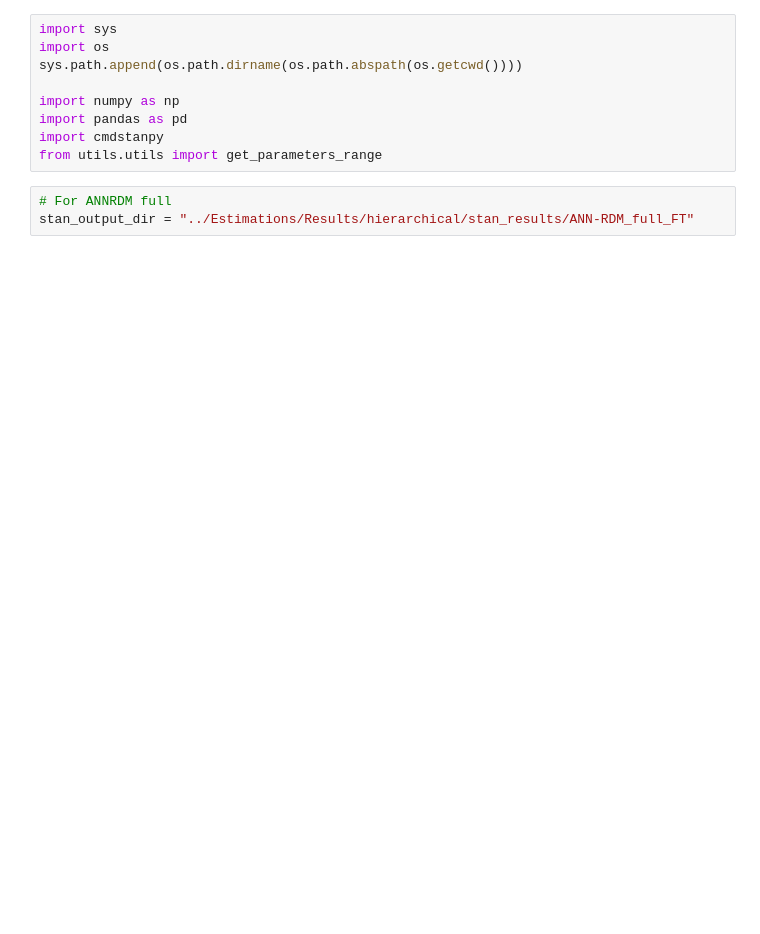
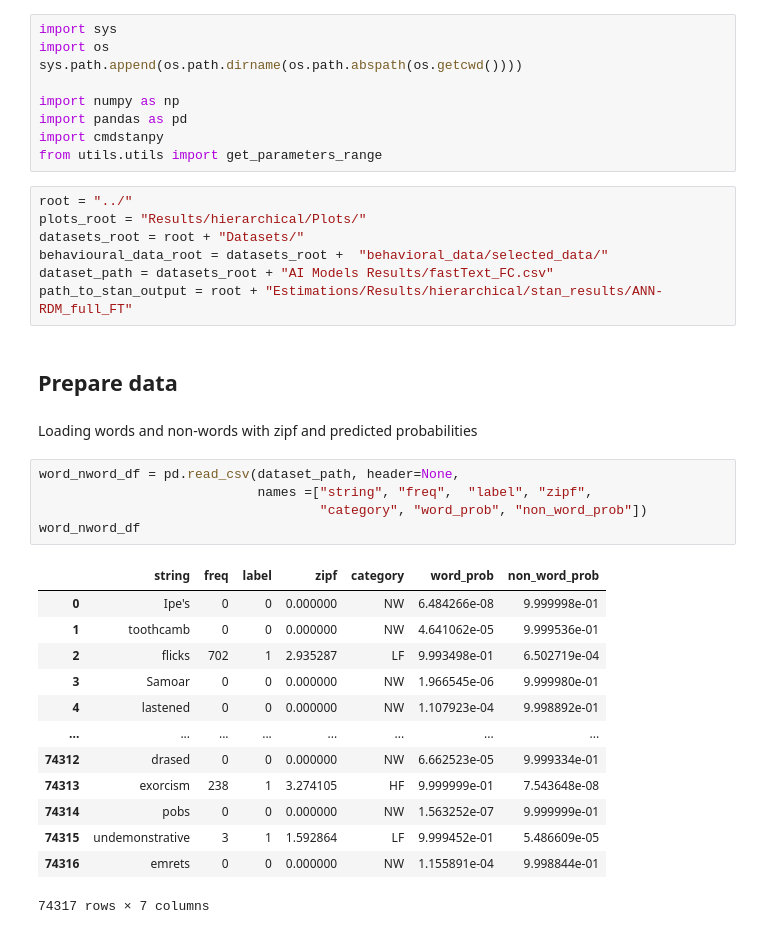
Before and after one commit to ArashDadras/ANN-EAM, a Jupyter notebook: Parameter Recovery/Parameter range.ipynb, the cells around one changed output. Drawn from its saved outputs; the diff is of its cells as text; blank space fills up the shorter version.

```diff
--- a/Parameter Recovery/Parameter range.ipynb
+++ b/Parameter Recovery/Parameter range.ipynb
@@ -7,6 +7,33 @@ import numpy as np
 import pandas as pd
 import cmdstanpy
 from utils.utils import get_parameters_range
-# %%
-# For ANNRDM full
-stan_output_dir = "../Estimations/Results/hierarchical/stan_results/ANN-RDM_full_FT"
+# %%
+root = "../"
+plots_root = "Results/hierarchical/Plots/"
+datasets_root = root + "Datasets/"
+behavioural_data_root = datasets_root +  "behavioral_data/selected_data/"
+dataset_path = datasets_root + "AI Models Results/fastText_FC.csv"
+path_to_stan_output = root + "Estimations/Results/hierarchical/stan_results/ANN-RDM_full_FT"
+# %% [markdown]
+## Prepare data
+# %% [markdown]
+Loading words and non-words with zipf and predicted probabilities
+# %%
+word_nword_df = pd.read_csv(dataset_path, header=None,
+                            names =["string", "freq",  "label", "zipf",
+                                    "category", "word_prob", "non_word_prob"])
+word_nword_df
+# %% [output]
+|  | string | freq | label | zipf | category | word_prob | non_word_prob |
+| 0 | Ipe's | 0 | 0 | 0.000000 | NW | 6.484266e-08 | 9.999998e-01 |
+| 1 | toothcamb | 0 | 0 | 0.000000 | NW | 4.641062e-05 | 9.999536e-01 |
+| 2 | flicks | 702 | 1 | 2.935287 | LF | 9.993498e-01 | 6.502719e-04 |
+| 3 | Samoar | 0 | 0 | 0.000000 | NW | 1.966545e-06 | 9.999980e-01 |
+| 4 | lastened | 0 | 0 | 0.000000 | NW | 1.107923e-04 | 9.998892e-01 |
+| ... | ... | ... | ... | ... | ... | ... | ... |
+| 74312 | drased | 0 | 0 | 0.000000 | NW | 6.662523e-05 | 9.999334e-01 |
+| 74313 | exorcism | 238 | 1 | 3.274105 | HF | 9.999999e-01 | 7.543648e-08 |
+| 74314 | pobs | 0 | 0 | 0.000000 | NW | 1.563252e-07 | 9.999999e-01 |
+| 74315 | undemonstrative | 3 | 1 | 1.592864 | LF | 9.999452e-01 | 5.486609e-05 |
+| 74316 | emrets | 0 | 0 | 0.000000 | NW | 1.155891e-04 | 9.998844e-01 |
+74317 rows × 7 columns
```
Also changed, not shown: parts of 8 cells of this notebook, 20 other files.
